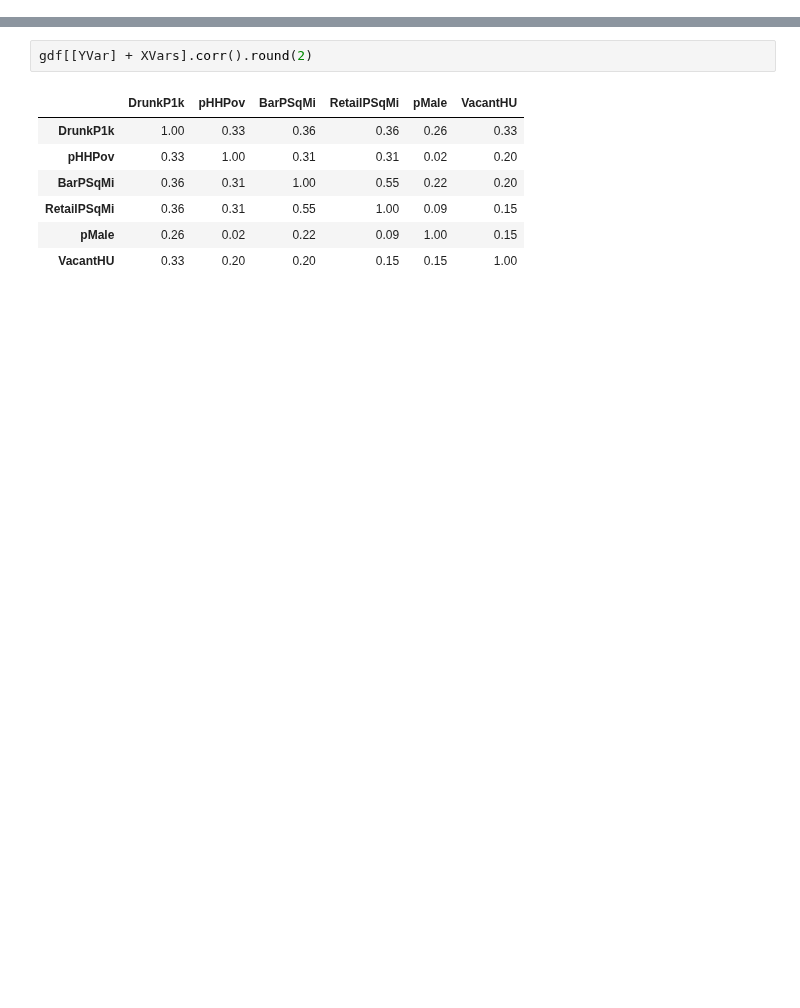
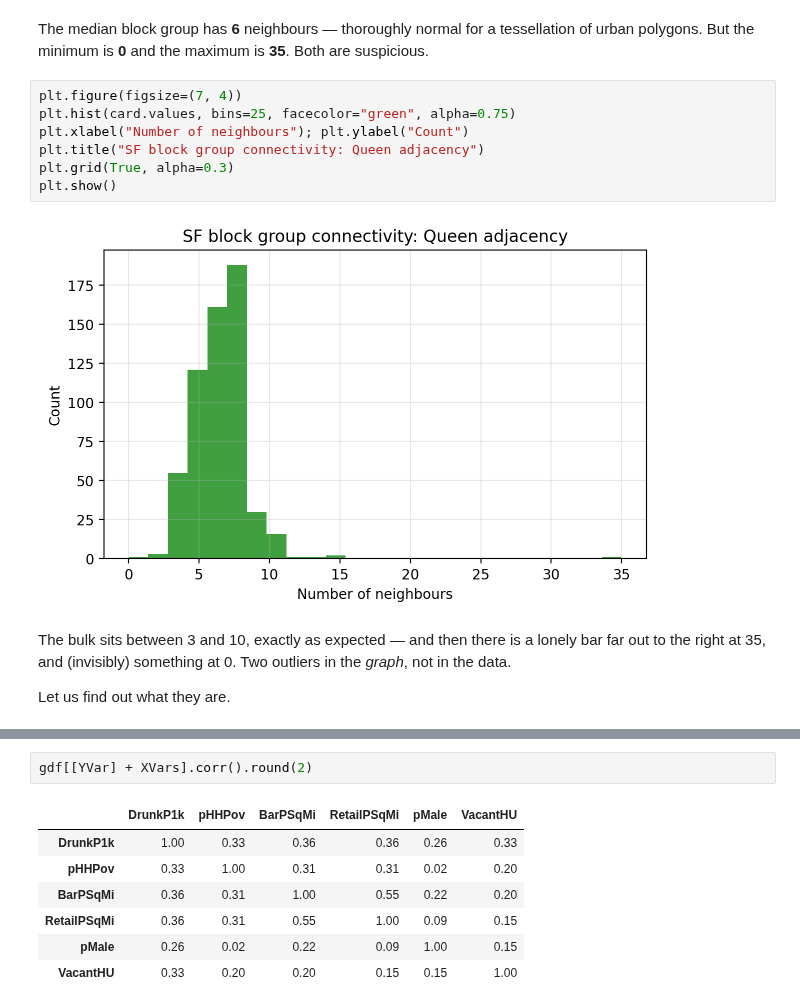
Before and after one commit to rschifan/spatial-unito-26, a Jupyter notebook: notebooks/03_spatial_econonometric_modeling.ipynb, the cells around one changed output, grey strips where cells are left out. Cells and saved outputs as stored; diff of their text form; blank space fills up the shorter version.

```diff
--- a/notebooks/03_spatial_econonometric_modeling.ipynb
+++ b/notebooks/03_spatial_econonometric_modeling.ipynb
@@ -293,0 +237,17 @@ straight for a spatial model.
+# %% [markdown]
+The median block group has **6** neighbours — thoroughly normal for a tessellation of urban
+polygons. But the minimum is **0** and the maximum is **35**. Both are suspicious.
+# %%
+plt.figure(figsize=(7, 4))
+plt.hist(card.values, bins=25, facecolor="green", alpha=0.75)
+plt.xlabel("Number of neighbours"); plt.ylabel("Count")
+plt.title("SF block group connectivity: Queen adjacency")
+plt.grid(True, alpha=0.3)
+plt.show()
+# %% [output]
+[figure, added]
+# %% [markdown]
+The bulk sits between 3 and 10, exactly as expected — and then there is a lonely bar far out to
+the right at 35, and (invisibly) something at 0. Two outliers in the *graph*, not in the data.
+
+Let us find out what they are.
```
Also changed, not shown: parts of 162 cells of this notebook.
